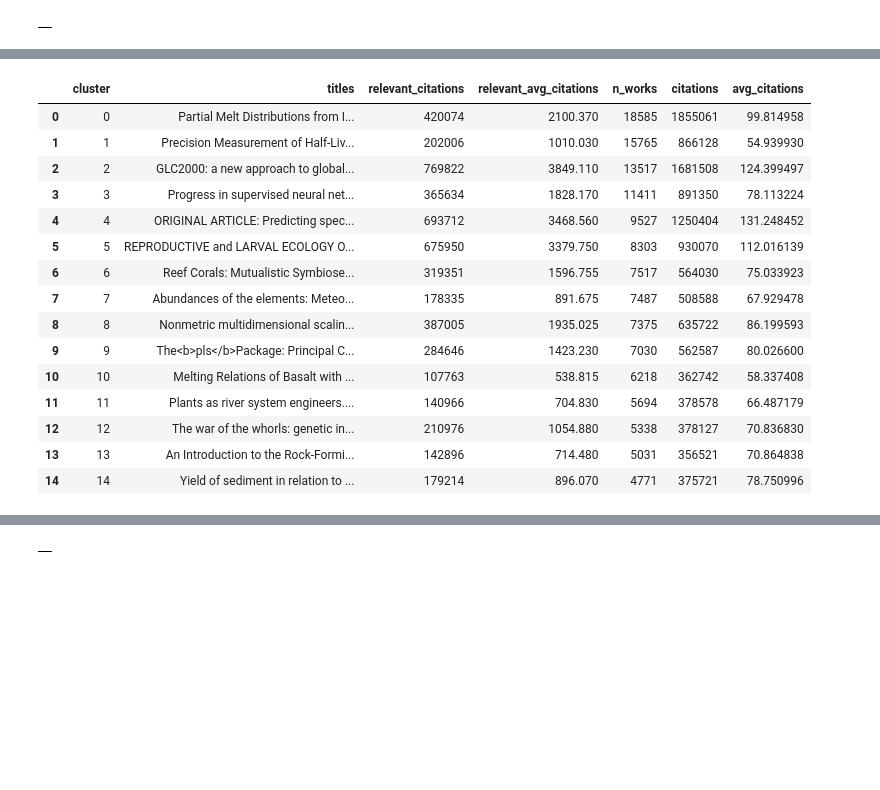
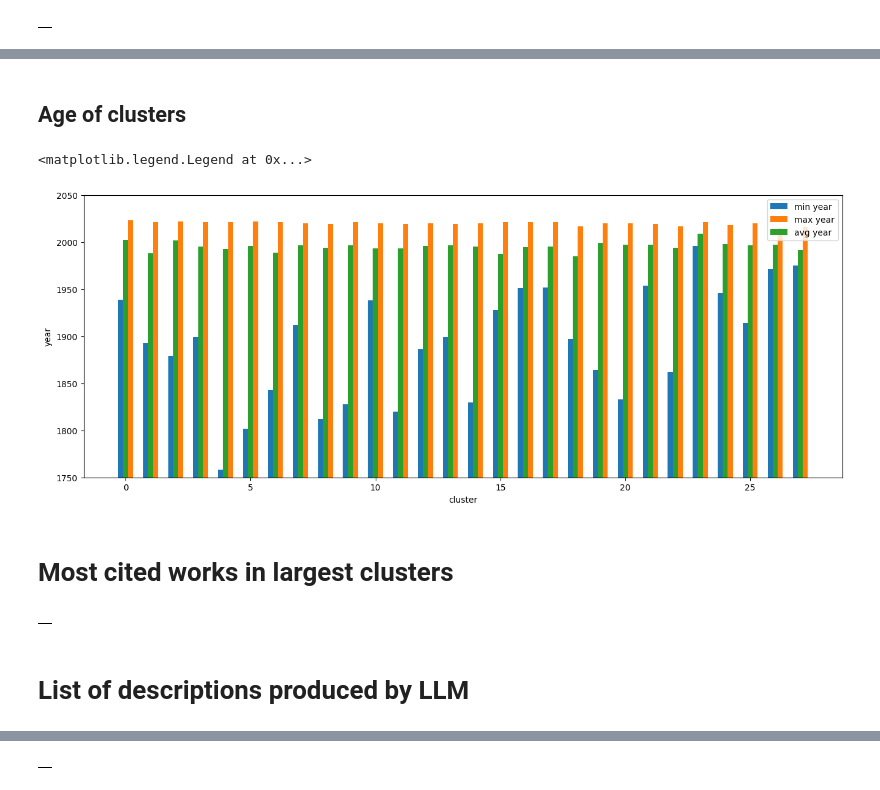
Before and after one commit to insyspo/ordovician, a Jupyter notebook: Ordovician_studies.ipynb, the cells around one changed output, grey strips where cells are left out. Saved outputs shown, nothing was run; the diff lists cells and outputs as text; code cells hidden in the pictures; blank space fills up the shorter version.

```diff
--- a/Ordovician_studies.ipynb
+++ b/Ordovician_studies.ipynb
@@ -320,3 +292,50 @@ CREATE TABLE insyspo.userdb_carolina_zabini.ordovician_cluster_sizes AS (
+# %% [markdown]
+## Age of clusters
+# %%
+plt.figure(figsize=(16,6))
+plt.bar(x=df['cluster']-0.2,height=df['min_year'],width=0.2,label='min year')
+plt.bar(x=df['cluster']+0.2,height=df['max_year'],width=0.2,label='max year')
+plt.bar(x=df['cluster'],height=df['avg_year'],width=0.2,label='avg year')
+plt.ylim((1750,2050))
+plt.xlabel('cluster')
+plt.ylabel('year')
+plt.legend()
+# %% [output]
+<matplotlib.legend.Legend at 0x...>
+[figure, added]
+# %% [markdown]
+# Most cited works in largest clusters
+# %%
+%%bigquery --project=insyspo
+
+DROP TABLE IF EXISTS insyspo.userdb_carolina_zabini.ordovician_most_relevant_each_cluster;
+CREATE TABLE insyspo.userdb_carolina_zabini.ordovician_most_relevant_each_cluster AS (
+  SELECT cluster,
+    title,
+    work,
+    cited_by_count,
+    centrality,
+    cit_order,
+    central_order
+  FROM (
+    SELECT a.cluster AS cluster,
+      c.display_name AS title,
+      c.cited_by_count,
+      a.work,
+      a.centrality,
+      ROW_NUMBER() OVER (PARTITION BY a.cluster ORDER BY c.cited_by_count DESC)
+        AS cit_order,
+      ROW_NUMBER() OVER (PARTITION BY a.cluster ORDER BY a.centrality DESC)
+        AS central_order,
+    FROM insyspo.userdb_carolina_zabini.ordovician_clusters AS a
+    JOIN `insyspo.publicdb_openalex_2024_02_rm.works` AS c
+    ON a.work = c.id
+    ORDER BY cluster, c.cited_by_count DESC, a.centrality DESC
+  )
+  WHERE cit_order < 200 AND cluster < 28 AND central_order < 200
+)
+# %% [output]
+|  |
 # %%
 %%bigquery df --project=insyspo
 
@@ -332,3 +351,5 @@ JOIN insyspo.userdb_carolina_zabini.ordovician_cluster_sizes AS b
 ON a.cluster = b.cluster
 GROUP BY a.cluster, b.n_works, b.citations, b.avg_citations
 ORDER BY a.cluster
+# %% [markdown]
+# List of descriptions produced by LLM
@@ -335,19 +377,2 @@ ORDER BY a.cluster
 # %%
-df
+df['themes'] = themes
-# %% [output]
-|  | cluster | titles | relevant_citations | relevant_avg_citations | n_works | citations | avg_citations |
-| 0 | 0 | Partial Melt Distributions from I... | 420074 | 2100.370 | 18585 | 1855061 | 99.814958 |
-| 1 | 1 | Precision Measurement of Half-Liv... | 202006 | 1010.030 | 15765 | 866128 | 54.939930 |
-| 2 | 2 | GLC2000: a new approach to global... | 769822 | 3849.110 | 13517 | 1681508 | 124.399497 |
-| 3 | 3 | Progress in supervised neural net... | 365634 | 1828.170 | 11411 | 891350 | 78.113224 |
-| 4 | 4 | ORIGINAL ARTICLE: Predicting spec... | 693712 | 3468.560 | 9527 | 1250404 | 131.248452 |
-| 5 | 5 | REPRODUCTIVE and LARVAL ECOLOGY O... | 675950 | 3379.750 | 8303 | 930070 | 112.016139 |
-| 6 | 6 | Reef Corals: Mutualistic Symbiose... | 319351 | 1596.755 | 7517 | 564030 | 75.033923 |
-| 7 | 7 | Abundances of the elements: Meteo... | 178335 | 891.675 | 7487 | 508588 | 67.929478 |
-| 8 | 8 | Nonmetric multidimensional scalin... | 387005 | 1935.025 | 7375 | 635722 | 86.199593 |
-| 9 | 9 | The<b>pls</b>Package: Principal C... | 284646 | 1423.230 | 7030 | 562587 | 80.026600 |
-| 10 | 10 | Melting Relations of Basalt with ... | 107763 | 538.815 | 6218 | 362742 | 58.337408 |
-| 11 | 11 | Plants as river system engineers.... | 140966 | 704.830 | 5694 | 378578 | 66.487179 |
-| 12 | 12 | The war of the whorls: genetic in... | 210976 | 1054.880 | 5338 | 378127 | 70.836830 |
-| 13 | 13 | An Introduction to the Rock-Formi... | 142896 | 714.480 | 5031 | 356521 | 70.864838 |
-| 14 | 14 | Yield of sediment in relation to ... | 179214 | 896.070 | 4771 | 375721 | 78.750996 |
```
Also changed, not shown: parts of 25 cells of this notebook.
